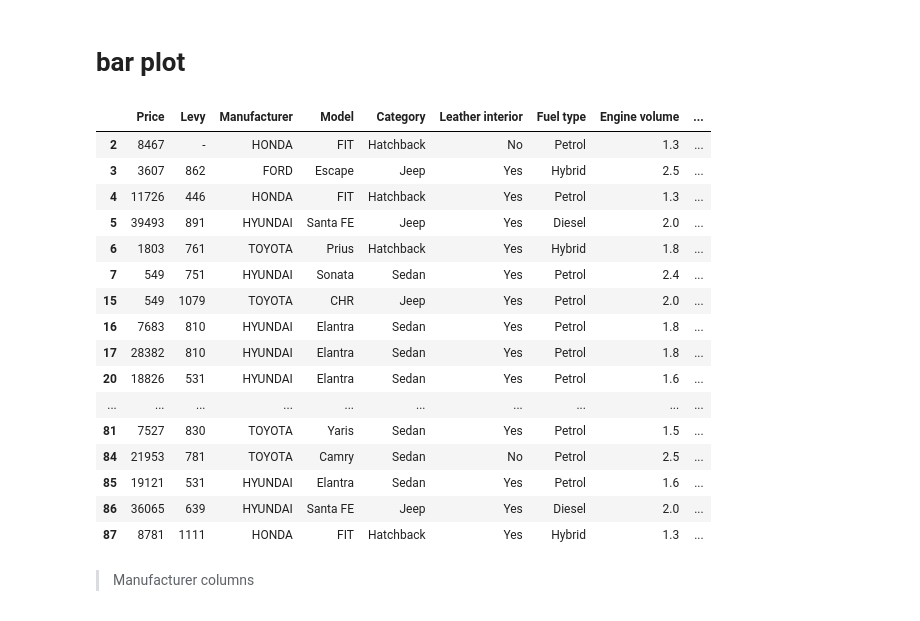
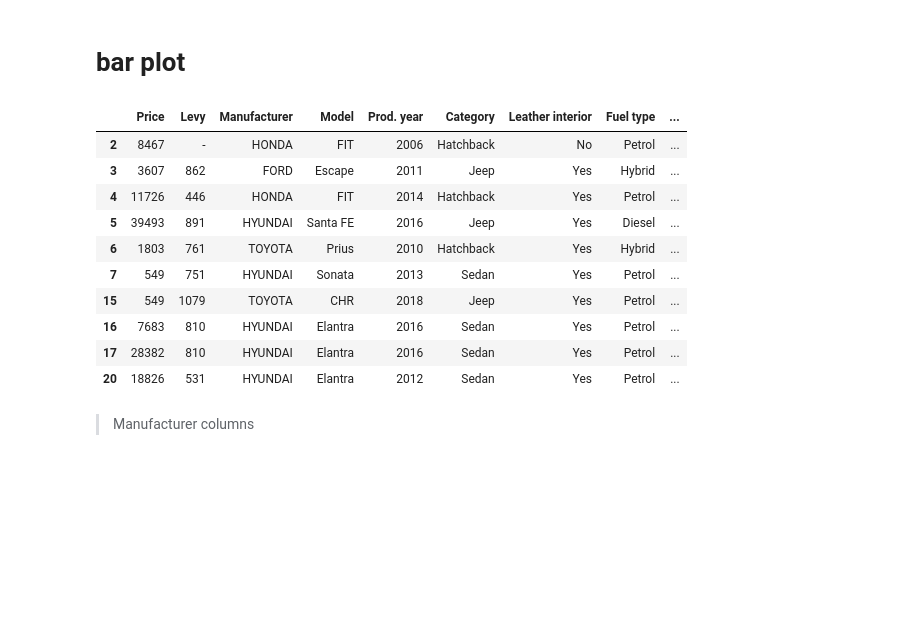
Before and after one commit to MounirReda/DV-Car-Price-Prediction-, a Jupyter notebook: dv-car-price-prediction.ipynb, the cells around one changed output. Saved outputs shown, nothing was run; the diff lists cells and outputs as text; code cells hidden in the pictures; blank space fills up the shorter version.

Commit message:
Kaggle Notebook | DV Car Price Prediction  | Version 15

```diff
--- a/dv-car-price-prediction.ipynb
+++ b/dv-car-price-prediction.ipynb
@@ -98,6 +105,6 @@ import datetime
 dtime=datetime.datetime.now()
 car_df['Age']=dtime.year-car_df['Prod. year']
 # %%
-car_df=car_df.drop(['Prod. year'],axis=1)
+#car_df=car_df.drop(['Prod. year'],axis=1)
 car_df.head()
 # %% [output]
@@ -247,25 +255,19 @@ Total Outliers in Age are :1811-9.41%
 # %% [markdown]
 # bar plot
 # %%
-car_df.head(50)
+car_df.head(10)
 # %% [output]
-|  | Price | Levy | Manufacturer | Model | Category | Leather interior | Fuel type | Engine volume | ... |
-| 2 | 8467 | - | HONDA | FIT | Hatchback | No | Petrol | 1.3 | ... |
-| 3 | 3607 | 862 | FORD | Escape | Jeep | Yes | Hybrid | 2.5 | ... |
-| 4 | 11726 | 446 | HONDA | FIT | Hatchback | Yes | Petrol | 1.3 | ... |
-| 5 | 39493 | 891 | HYUNDAI | Santa FE | Jeep | Yes | Diesel | 2.0 | ... |
-| 6 | 1803 | 761 | TOYOTA | Prius | Hatchback | Yes | Hybrid | 1.8 | ... |
-| 7 | 549 | 751 | HYUNDAI | Sonata | Sedan | Yes | Petrol | 2.4 | ... |
-| 15 | 549 | 1079 | TOYOTA | CHR | Jeep | Yes | Petrol | 2.0 | ... |
-| 16 | 7683 | 810 | HYUNDAI | Elantra | Sedan | Yes | Petrol | 1.8 | ... |
-| 17 | 28382 | 810 | HYUNDAI | Elantra | Sedan | Yes | Petrol | 1.8 | ... |
-| 20 | 18826 | 531 | HYUNDAI | Elantra | Sedan | Yes | Petrol | 1.6 | ... |
-| ... | ... | ... | ... | ... | ... | ... | ... | ... | ... |
-| 81 | 7527 | 830 | TOYOTA | Yaris | Sedan | Yes | Petrol | 1.5 | ... |
-| 84 | 21953 | 781 | TOYOTA | Camry | Sedan | No | Petrol | 2.5 | ... |
-| 85 | 19121 | 531 | HYUNDAI | Elantra | Sedan | Yes | Petrol | 1.6 | ... |
-| 86 | 36065 | 639 | HYUNDAI | Santa FE | Jeep | Yes | Diesel | 2.0 | ... |
-| 87 | 8781 | 1111 | HONDA | FIT | Hatchback | Yes | Hybrid | 1.3 | ... |
+|  | Price | Levy | Manufacturer | Model | Prod. year | Category | Leather interior | Fuel type | ... |
+| 2 | 8467 | - | HONDA | FIT | 2006 | Hatchback | No | Petrol | ... |
+| 3 | 3607 | 862 | FORD | Escape | 2011 | Jeep | Yes | Hybrid | ... |
+| 4 | 11726 | 446 | HONDA | FIT | 2014 | Hatchback | Yes | Petrol | ... |
+| 5 | 39493 | 891 | HYUNDAI | Santa FE | 2016 | Jeep | Yes | Diesel | ... |
+| 6 | 1803 | 761 | TOYOTA | Prius | 2010 | Hatchback | Yes | Hybrid | ... |
+| 7 | 549 | 751 | HYUNDAI | Sonata | 2013 | Sedan | Yes | Petrol | ... |
+| 15 | 549 | 1079 | TOYOTA | CHR | 2018 | Jeep | Yes | Petrol | ... |
+| 16 | 7683 | 810 | HYUNDAI | Elantra | 2016 | Sedan | Yes | Petrol | ... |
+| 17 | 28382 | 810 | HYUNDAI | Elantra | 2016 | Sedan | Yes | Petrol | ... |
+| 20 | 18826 | 531 | HYUNDAI | Elantra | 2012 | Sedan | Yes | Petrol | ... |
 # %% [markdown]
 > Manufacturer columns
 # %%
```
Also changed, not shown: parts of 20 cells of this notebook.
